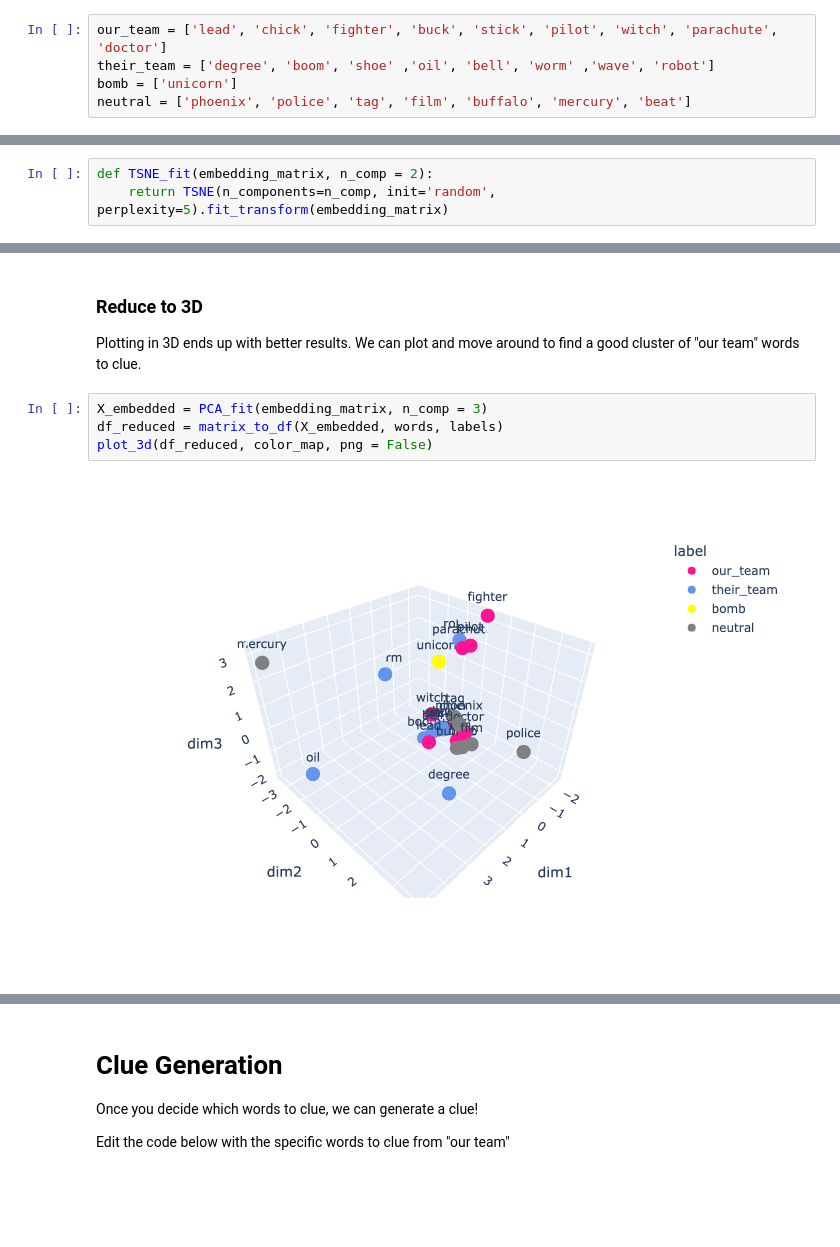
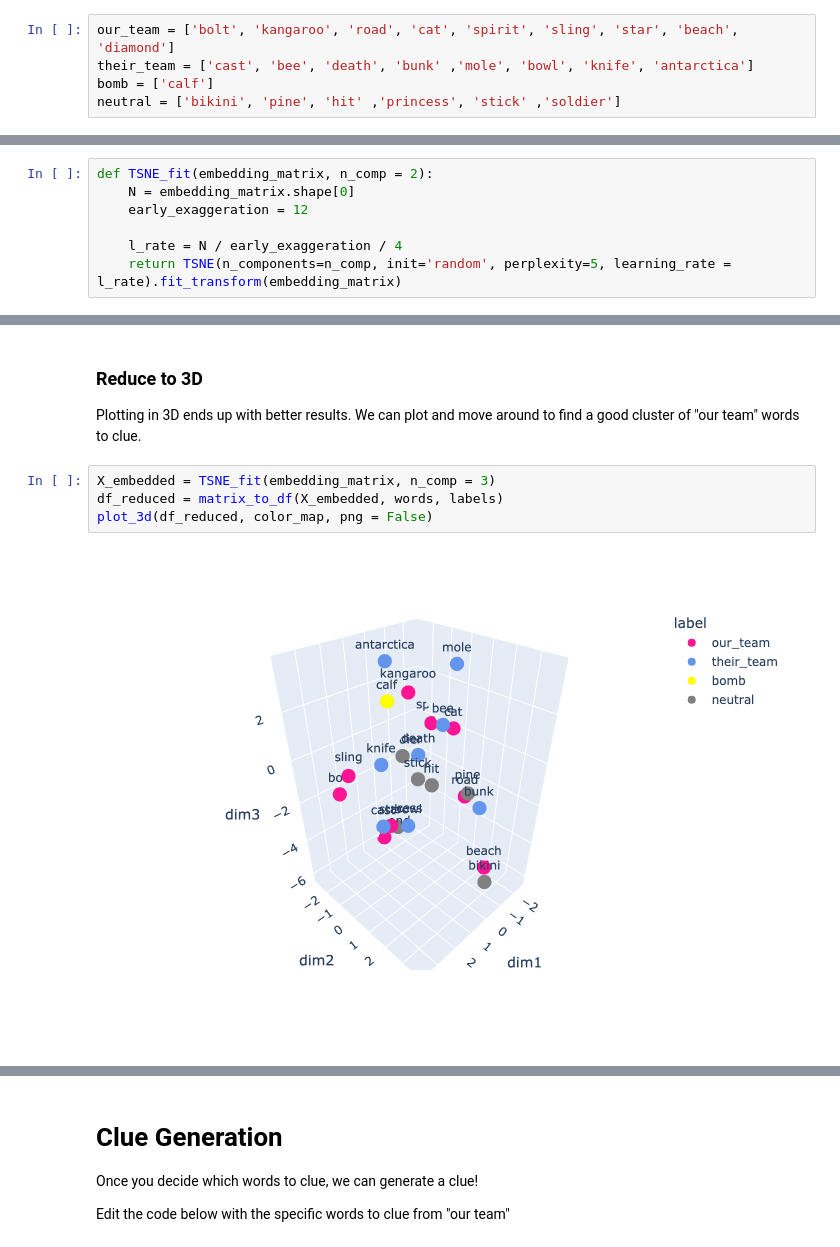
Before and after one commit to vej/codenames_game_AI, a Jupyter notebook: codenames.ipynb, the cells around one changed output, grey strips where cells are left out. Cells and saved outputs as stored; diff of their text form; blank space fills up the shorter version.

```diff
--- a/codenames.ipynb
+++ b/codenames.ipynb
@@ -18,7 +52,7 @@ from scipy import spatial
 
 Here in the first cell, write the list of words for each team.
 # %%
-our_team = ['lead', 'chick', 'fighter', 'buck', 'stick', 'pilot', 'witch', 'parachute', 'doctor']
-their_team = ['degree', 'boom', 'shoe' ,'oil', 'bell', 'worm' ,'wave', 'robot']
-bomb = ['unicorn']
-neutral = ['phoenix', 'police', 'tag', 'film', 'buffalo', 'mercury', 'beat']
+our_team = ['bolt', 'kangaroo', 'road', 'cat', 'spirit', 'sling', 'star', 'beach', 'diamond']
+their_team = ['cast', 'bee', 'death', 'bunk' ,'mole', 'bowl', 'knife', 'antarctica']
+bomb = ['calf']
+neutral = ['bikini', 'pine', 'hit' ,'princess', 'stick' ,'soldier']
@@ -65,6 +92,10 @@ The code here reduces to 2D or 3D, but 3D seems to be better for identifying clu
 # %%
 def TSNE_fit(embedding_matrix, n_comp = 2):
-    return TSNE(n_components=n_comp, init='random', perplexity=5).fit_transform(embedding_matrix)
+    N = embedding_matrix.shape[0]
+    early_exaggeration = 12
+
+    l_rate = N / early_exaggeration / 4
+    return TSNE(n_components=n_comp, init='random', perplexity=5, learning_rate = l_rate).fit_transform(embedding_matrix)
 # %%
 def PCA_fit(embedding_matrix, n_comp=2):
     return PCA(n_components = n_comp).fit_transform(embedding_matrix)
@@ -119,8 +145,8 @@ plot_2d(df_reduced, color_map, png = False)
 ### Reduce to 3D
 Plotting in 3D ends up with better results. We can plot and move around to find a good cluster of "our team" words to clue.
 # %%
-X_embedded = PCA_fit(embedding_matrix, n_comp = 3)
+X_embedded = TSNE_fit(embedding_matrix, n_comp = 3)
 df_reduced = matrix_to_df(X_embedded, words, labels)
 plot_3d(df_reduced, color_map, png = False)
 # %% [output]
-[figure, old version]
+[figure, new version]
```
Also changed, not shown: parts of 29 cells of this notebook, 1 other file.
